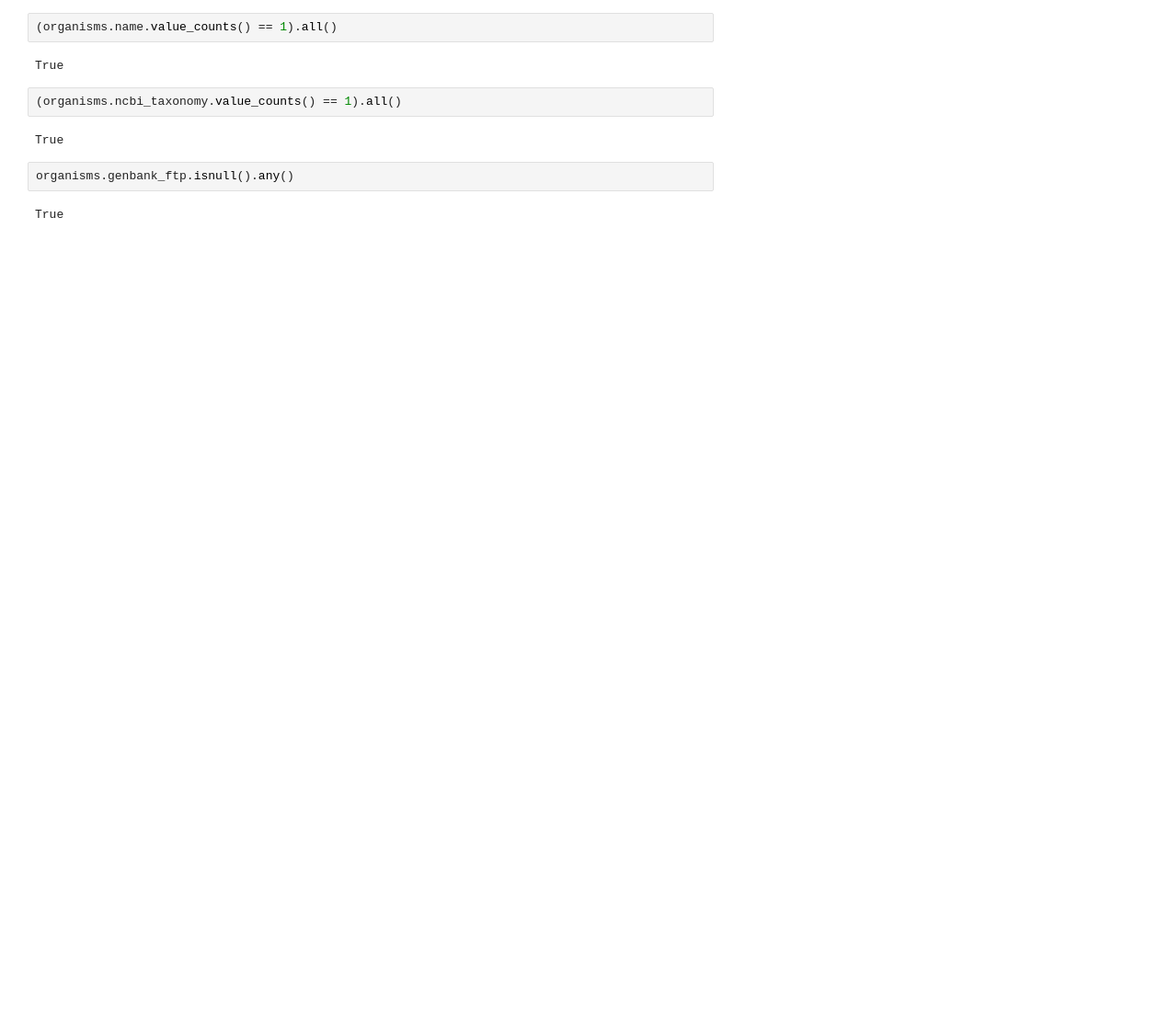
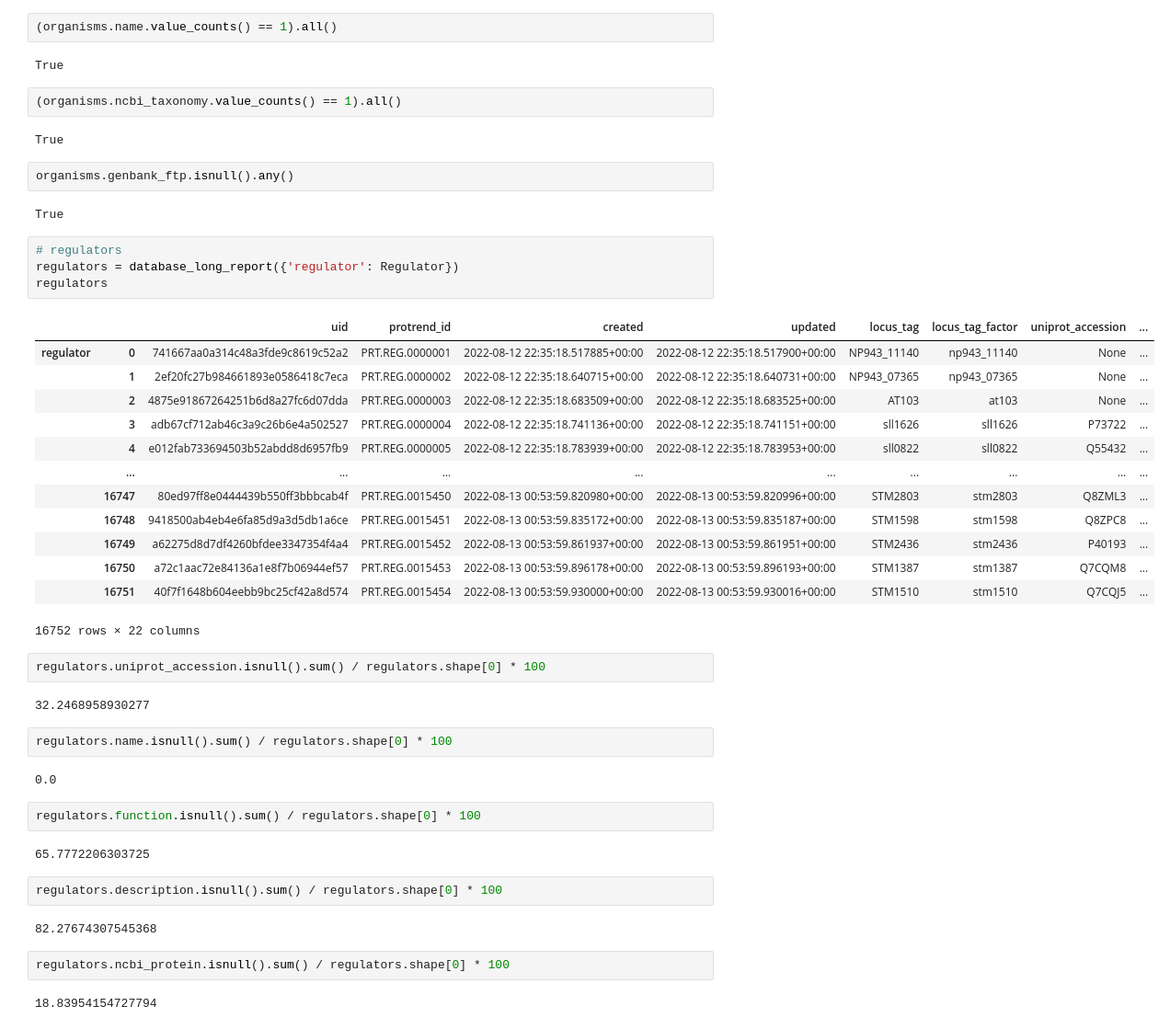
Before and after one commit to cruz-f/protrend-database, a Jupyter notebook: src/protrend/report/database_reports.ipynb, the cells around one changed output. Shown at 92% size. Drawn from its saved outputs; the diff is of its cells as text; blank space fills up the shorter version.

Commit message:
[ADD] reports

```diff
--- a/src/protrend/report/database_reports.ipynb
+++ b/src/protrend/report/database_reports.ipynb
@@ -161,3 +155,41 @@ True
 organisms.genbank_ftp.isnull().any()
 # %% [output]
 True
+# %%
+# regulators
+regulators = database_long_report({'regulator': Regulator})
+regulators
+# %% [output]
+|  |  | uid | protrend_id | created | updated | locus_tag | locus_tag_factor | uniprot_accession | ... |
+| regulator | 0 | 741667aa0a314c48a3fde9c8619c52a2 | PRT.REG.0000001 | 2022-08-12 22:35:18.517885+00:00 | 2022-08-12 22:35:18.517900+00:00 | NP943_11140 | np943_11140 | None | ... |
+|  | 1 | 2ef20fc27b984661893e0586418c7eca | PRT.REG.0000002 | 2022-08-12 22:35:18.640715+00:00 | 2022-08-12 22:35:18.640731+00:00 | NP943_07365 | np943_07365 | None | ... |
+|  | 2 | 4875e91867264251b6d8a27fc6d07dda | PRT.REG.0000003 | 2022-08-12 22:35:18.683509+00:00 | 2022-08-12 22:35:18.683525+00:00 | AT103 | at103 | None | ... |
+|  | 3 | adb67cf712ab46c3a9c26b6e4a502527 | PRT.REG.0000004 | 2022-08-12 22:35:18.741136+00:00 | 2022-08-12 22:35:18.741151+00:00 | sll1626 | sll1626 | P73722 | ... |
+|  | 4 | e012fab733694503b52abdd8d6957fb9 | PRT.REG.0000005 | 2022-08-12 22:35:18.783939+00:00 | 2022-08-12 22:35:18.783953+00:00 | sll0822 | sll0822 | Q55432 | ... |
+|  | ... | ... | ... | ... | ... | ... | ... | ... | ... |
+|  | 16747 | 80ed97ff8e0444439b550ff3bbbcab4f | PRT.REG.0015450 | 2022-08-13 00:53:59.820980+00:00 | 2022-08-13 00:53:59.820996+00:00 | STM2803 | stm2803 | Q8ZML3 | ... |
+|  | 16748 | 9418500ab4eb4e6fa85d9a3d5db1a6ce | PRT.REG.0015451 | 2022-08-13 00:53:59.835172+00:00 | 2022-08-13 00:53:59.835187+00:00 | STM1598 | stm1598 | Q8ZPC8 | ... |
+|  | 16749 | a62275d8d7df4260bfdee3347354f4a4 | PRT.REG.0015452 | 2022-08-13 00:53:59.861937+00:00 | 2022-08-13 00:53:59.861951+00:00 | STM2436 | stm2436 | P40193 | ... |
+|  | 16750 | a72c1aac72e84136a1e8f7b06944ef57 | PRT.REG.0015453 | 2022-08-13 00:53:59.896178+00:00 | 2022-08-13 00:53:59.896193+00:00 | STM1387 | stm1387 | Q7CQM8 | ... |
+|  | 16751 | 40f7f1648b604eebb9bc25cf42a8d574 | PRT.REG.0015454 | 2022-08-13 00:53:59.930000+00:00 | 2022-08-13 00:53:59.930016+00:00 | STM1510 | stm1510 | Q7CQJ5 | ... |
+16752 rows × 22 columns
+# %%
+regulators.uniprot_accession.isnull().sum() / regulators.shape[0] * 100
+# %% [output]
+32.2468958930277
+# %%
+regulators.name.isnull().sum() / regulators.shape[0] * 100
+# %% [output]
+0.0
+# %%
+regulators.function.isnull().sum() / regulators.shape[0] * 100
+# %% [output]
+65.7772206303725
+# %%
+regulators.description.isnull().sum() / regulators.shape[0] * 100
+# %% [output]
+82.27674307545368
+# %%
+regulators.ncbi_protein.isnull().sum() / regulators.shape[0] * 100
+# %% [output]
+18.83954154727794
```
Also changed, not shown: parts of 29 cells of this notebook, 2 other files.
